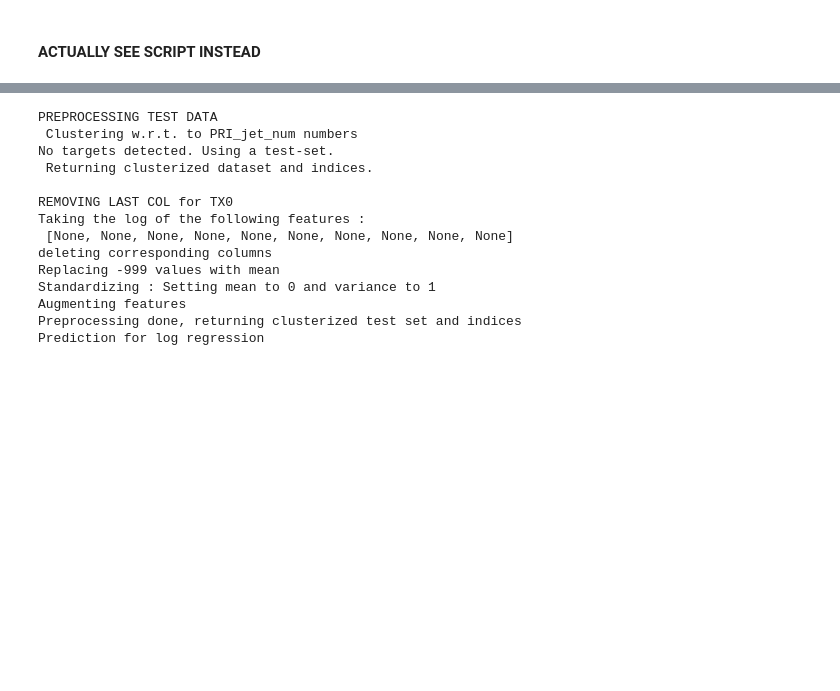
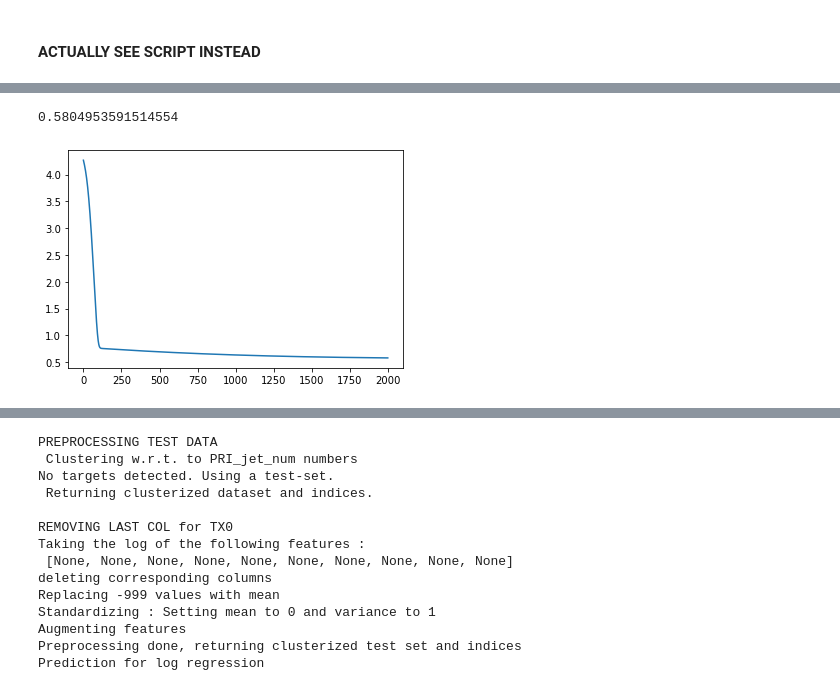
Before and after one commit to richieYT-wan/ML_project1, a Jupyter notebook: scripts/project1_regulogfinal.ipynb, the cells around one changed output, grey strips where cells are left out. Saved outputs shown, nothing was run; the diff lists cells and outputs as text; code cells hidden in the pictures; blank space fills up the shorter version.

```diff
--- a/scripts/project1_regulogfinal.ipynb
+++ b/scripts/project1_regulogfinal.ipynb
@@ -23,0 +68,9 @@ tx0, y0, tx1, y1, tx2, y2, tx3, y3, id0, id1, id2, id3 = cluster_preprocessing_t
+# %%
+tx0_try2 = build_poly(tx0,2)
+w_init_0 = np.random.randn(tx0_try.shape[1],1)
+_, _, losses_try0_2 = reg_logistic_regression(y0,tx0_try,2e-7,w_init_0,2000,3.4e-8,1e-8)
+plt.plot(losses_try0_2)
+print(losses_try0_2[-1])
+# %% [output]
+0.5804953591514554
+[figure, added]
```
Also changed, not shown: parts of 12 cells of this notebook, 30 other files.
